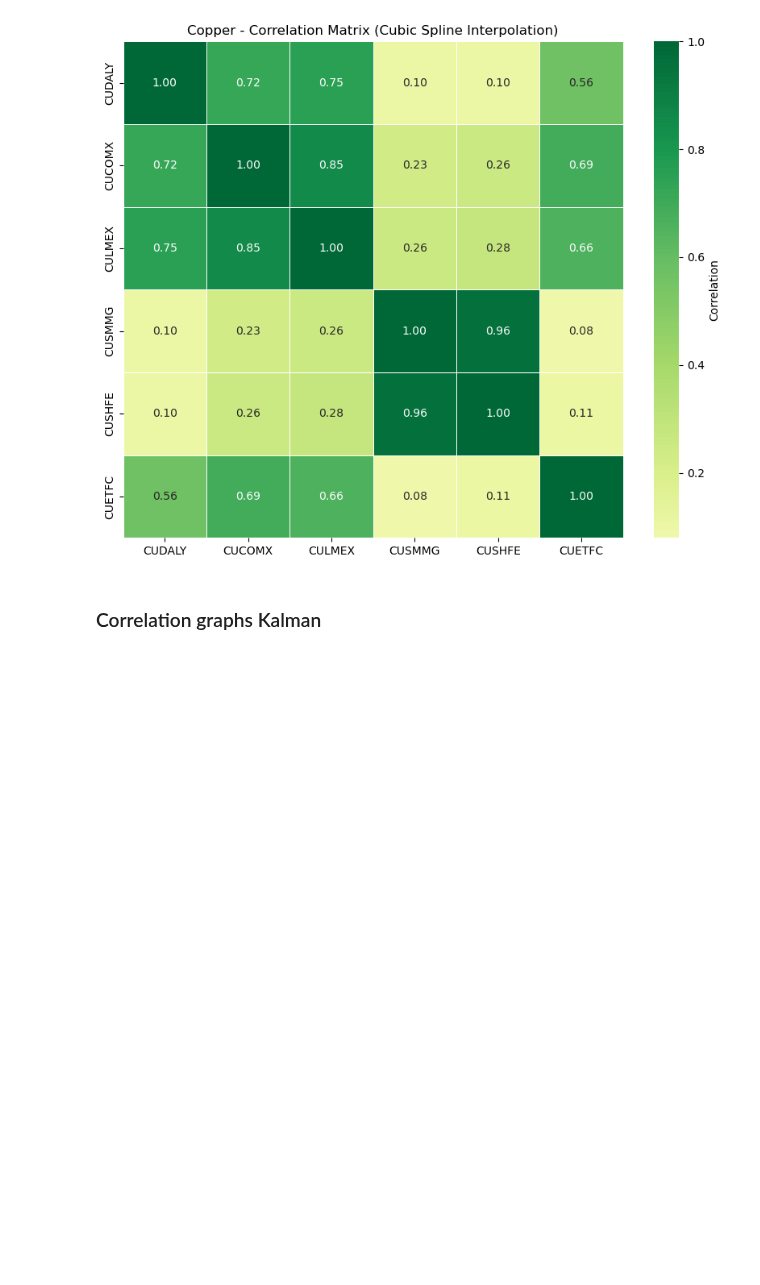
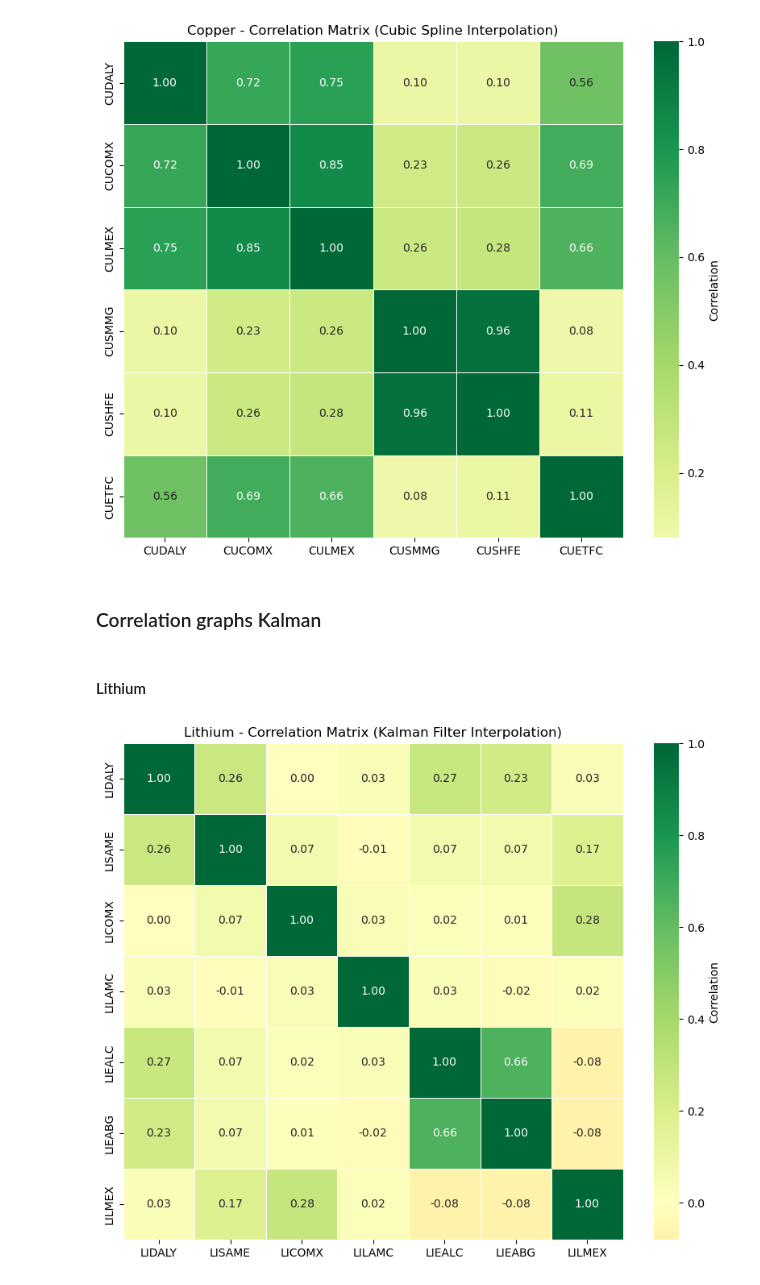
Before and after one commit to Doosheck/metals, a Jupyter notebook: data_overview.ipynb, the cells around one changed output. Cells and saved outputs as stored; diff of their text form; code cells hidden in the pictures; blank space fills up the shorter version.

Commit message:
ADD: kalman filtering correlations

```diff
--- a/data_overview.ipynb
+++ b/data_overview.ipynb
@@ -2237,19 +2237,13 @@ df_merged_copper_kalman.to_csv('/Users/michal/Documents/Code/metals/data/ALL_cop
 df_merged_lithium_cubic = pd.read_csv('/Users/michal/Documents/Code/metals/data/ALL_lithium_prices_cubic_spline.csv')
 
 # Lithium
-df_merged_lithium_cubic['LIDALY'] = df_merged_lithium_cubic['LIDALY'].pct_change()
-df_merged_lithium_cubic['LISAME'] = df_merged_lithium_cubic['LISAME'].pct_change()
-df_merged_lithium_cubic['LICOMX'] = df_merged_lithium_cubic['LICOMX'].pct_change()
-df_merged_lithium_cubic['LILAMC'] = df_merged_lithium_cubic['LILAMC'].pct_change()
-df_merged_lithium_cubic['LIEALC'] = df_merged_lithium_cubic['LIEALC'].pct_change()
-df_merged_lithium_cubic['LIEABG'] = df_merged_lithium_cubic['LIEABG'].pct_change()
-df_merged_lithium_cubic['LILMEX'] = df_merged_lithium_cubic['LILMEX'].pct_change()
+price_cols = [col for col in df_merged_lithium_cubic.columns if col != 'Date']
+for col in price_cols:
+    df_merged_lithium_cubic[col] = df_merged_lithium_cubic[col].pct_change()
 
-# Drop NaN values
-df_merged_lithium_cubic = df_merged_lithium_cubic.dropna(subset=['LIDALY', 'LISAME', 'LICOMX', 'LILAMC', 'LIEALC', 'LIEABG', 'LILMEX'])
+df_merged_lithium_cubic = df_merged_lithium_cubic.dropna(subset=price_cols)
 
-# Calculate the correlation matrix using the returns
-correlation_matrix_lithium_cubic = df_merged_lithium_cubic[['LIDALY', 'LISAME', 'LICOMX', 'LILAMC', 'LIEALC', 'LIEABG', 'LILMEX']].corr()
+correlation_matrix_lithium_cubic = df_merged_lithium_cubic[price_cols].corr()
 
 plt.figure(figsize=(10, 8))
 sns.heatmap(correlation_matrix_lithium_cubic, annot=True, cmap='RdYlGn', center=0, cbar_kws={'label': 'Correlation'}, fmt=".2f", linewidths=0.5)
@@ -2322,3 +2316,22 @@ plt.show()
 [figure]
 # %% [markdown]
 ### Correlation graphs Kalman
+# %% [markdown]
+#### Lithium
+# %%
+df_merged_lithium_kalman = pd.read_csv('/Users/michal/Documents/Code/metals/data/ALL_lithium_prices_kalman.csv')
+
+price_cols = [col for col in df_merged_lithium_kalman.columns if col != 'Date']
+for col in price_cols:
+    df_merged_lithium_kalman[col] = df_merged_lithium_kalman[col].pct_change()
+
+df_merged_lithium_kalman = df_merged_lithium_kalman.dropna(subset=price_cols)
+
+correlation_matrix_lithium_kalman = df_merged_lithium_kalman[price_cols].corr()
+plt.figure(figsize=(10, 8))
+sns.heatmap(correlation_matrix_lithium_kalman, annot=True, cmap='RdYlGn', center=0, cbar_kws={'label': 'Correlation'}, fmt=".2f", linewidths=0.5)
+
+plt.title("Lithium - Correlation Matrix (Kalman Filter Interpolation)")
+plt.show()
+# %% [output]
+[figure, added]
```
Also changed, not shown: parts of 6 cells of this notebook.
